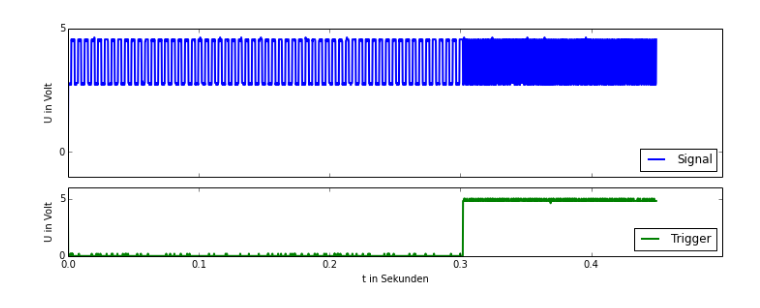
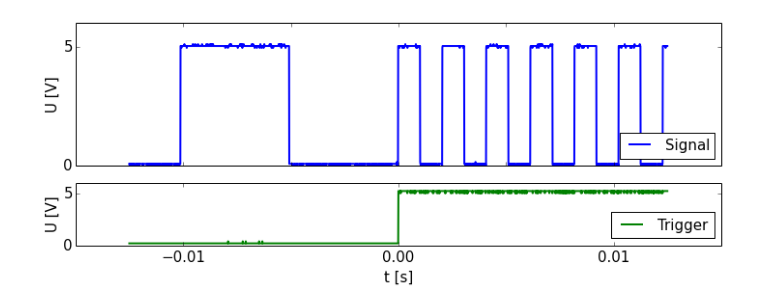
Before and after one commit to wachtlerlab/RWeiss, a Jupyter notebook: oszi plot.ipynb, the cells around one changed output. Cells and saved outputs as stored; diff of their text form; code cells hidden in the pictures.

```diff
--- a/oszi plot.ipynb
+++ b/oszi plot.ipynb
@@ -1,44 +1,48 @@
 # %%
 import csv
 
-ch1 = csv.reader(open("/home/weiss/oszi/ALL0022/F0022CH1.CSV", "rb"), delimiter=',')
-ch2 = csv.reader(open("/home/weiss/oszi/ALL0022/F0022CH2.CSV", "rb"), delimiter=',')
+ch1 = csv.reader(open("/home/weiss/oszi/ALL0006/F0006CH1.CSV", "rb"), delimiter=',')
+ch2 = csv.reader(open("/home/weiss/oszi/ALL0006/F0006CH2.CSV", "rb"), delimiter=',')
 t = zeros((2500))
 trig = zeros((2500))
 x = zeros((2500))
 i = 0
 for row in ch1:
     t[i] = row[3]
     x[i] = row[4]
     i += 1
 
 i = 0
 for row in ch2:
     trig[i] = row[4]
     i += 1
 
 f = figure(figsize=(10,4))
 gs = GridSpec(3, 3)
 a1 = subplot(gs[:2, :])
 a1.plot(t, x, linewidth=2, label='Signal')
-a1.set_ylabel('U in Volt')
+a1.set_ylabel('U [V]', fontsize=15)
 a1.set_yticks([0,5])
 a1.set_xticklabels([])
-a1.legend(loc='lower right')
-plt.xlim(0,.5)
+a1.legend(loc='lower right', fontsize=15)
+#plt.xlim(0,.5)
+plt.xlim(-.015,.015)
+plt.yticks(fontsize=15)
 
 a2 = subplot(gs[2, :])
 a2.plot(t, trig, linewidth=2, color='g', label='Trigger')
-a2.set_xlabel('t in Sekunden')
-a2.set_ylabel('U in Volt')
+a2.set_xlabel('t [s]', fontsize=15)
+a2.set_ylabel('U [V]', fontsize=15)
 a2.set_yticks([0,5])
 a2.set_ybound(0,6)
-a2.set_xticks([0, .1, 0.2, .3, 0.4])
-a2.legend(loc='lower right')
-plt.xlim(0, .5)
-
+a2.set_xticks([-.01,0, .01])
+a2.legend(loc='lower right', fontsize=15)
+#plt.xlim(0, .5)
+plt.xlim(-.015,.015)
+plt.xticks(fontsize=15)
+plt.yticks(fontsize=15)
 tight_layout()
 
-plt.savefig('/home/weiss/Downloads/oszi_time.pdf')
+#plt.savefig("/home/weiss/ba/figures/oszi1.pdf")
 # %% [output]
-[figure, old version]
+[figure, new version]
```
Also changed, not shown: 21 other files.
